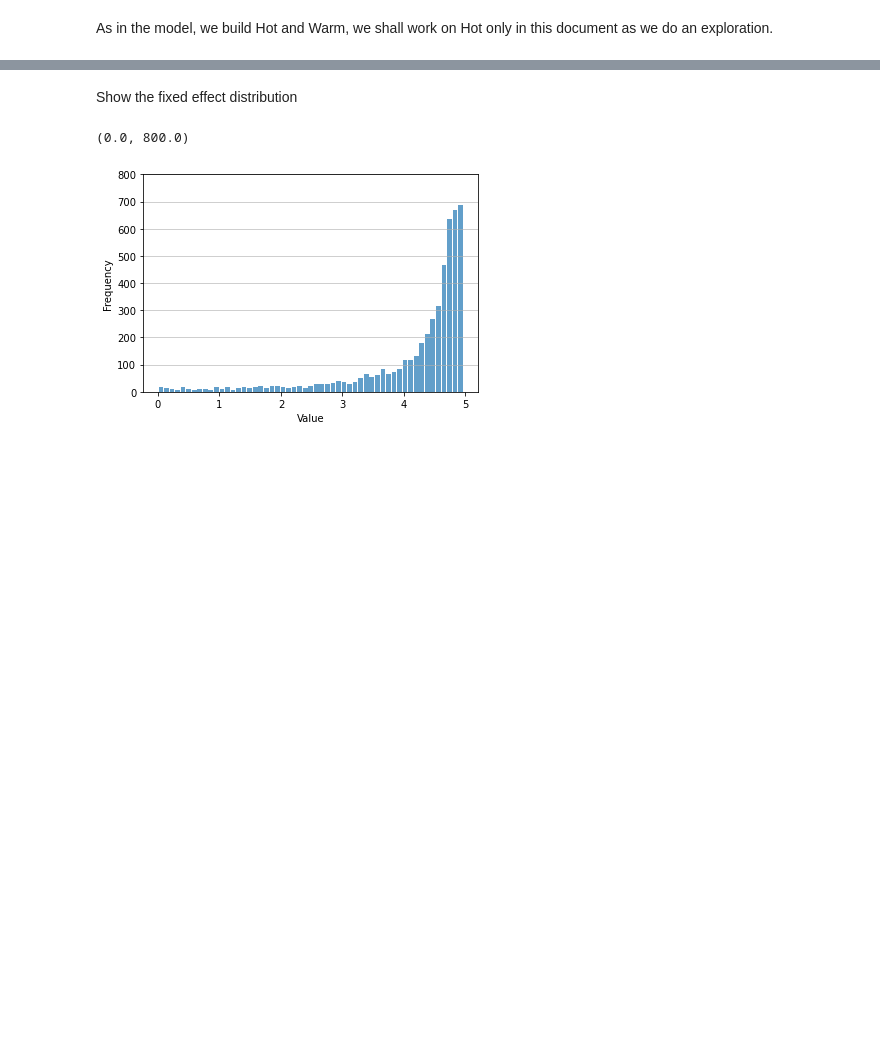
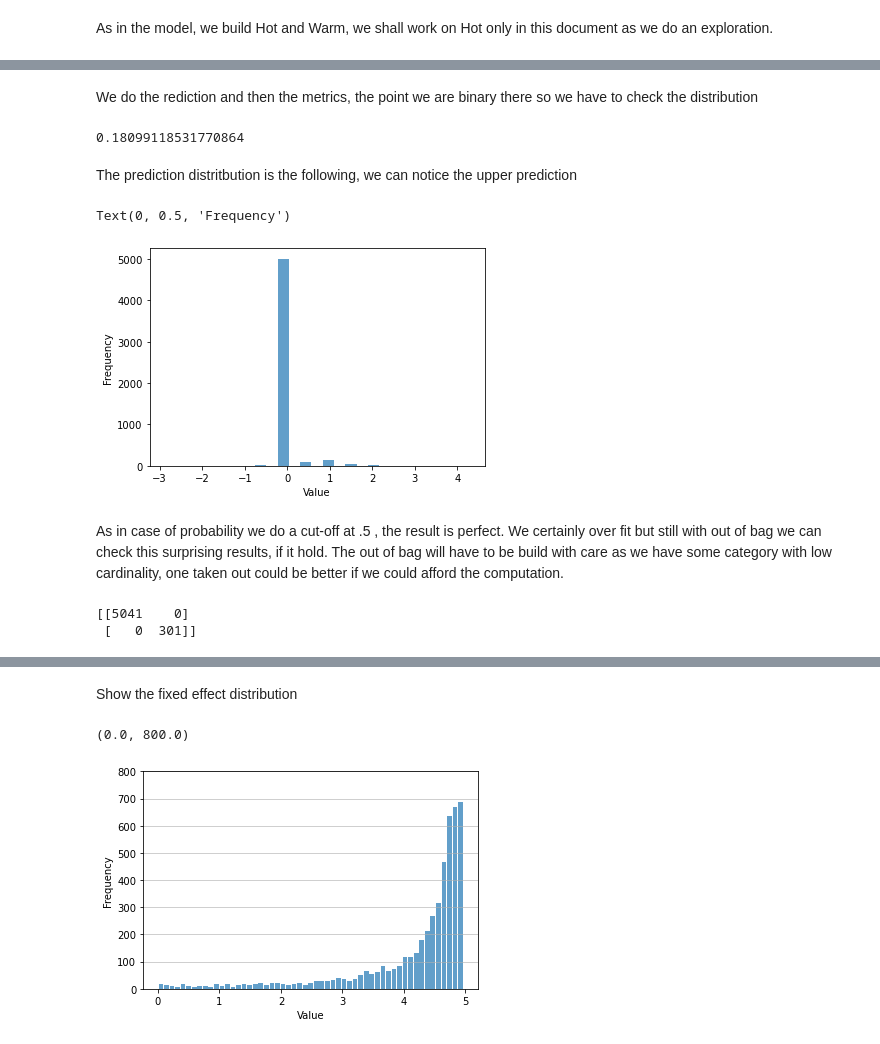
Before and after one commit to Lesaffrea/Dulux_paint, a Jupyter notebook: code/mixed_effect.ipynb, the cells around one changed output, grey strips where cells are left out. Drawn from its saved outputs; the diff is of its cells as text; code cells hidden in the pictures; blank space fills up the shorter version.

Commit message:
Done with boosting mixe effect

```diff
--- a/code/mixed_effect.ipynb
+++ b/code/mixed_effect.ipynb
@@ -47,9 +33,9 @@ As we work with mixed model we have other transformations,
 As in the model, we build Hot and Warm, we shall work on Hot only in this document as we do an exploration.
 # %%
 # We do a log transformed and then split in warm and hot
-# The varaiables used have been selected based on the analysis of the effect
+# The varaibles used have been selected based on the analysis of the effect
 all_data['log_value']  = np.log(all_data['value'])
-variable_name =[ 'company', 'opportunity','type','log_value', 'account_state', 'project_status', 'projectstage', 'consistency_status_code_text', 'life_cycle_status_code_text']
+variable_name =['opportunity','type','log_value', 'account_state', 'project_status', 'projectstage', 'consistency_status_code_text', 'life_cycle_status_code_text','qualification_level_code_text']
 # Split
 warm_data  = all_data[ all_data['qualification_level_code_text'] =='Warm']
 hot_data   = all_data[ all_data['qualification_level_code_text'] =='Hot' ]
@@ -60,3 +46,10 @@ for ref in variable_name:
 
 warm_data  = warm_data.iloc[:,col_pos]
 hot_data   = hot_data.iloc[:,col_pos]
+all_model_data = all_data.iloc[:,col_pos]
+# We have to build the grouping of qualification_level_code_text
+group_qual = np.where(all_model_data['qualification_level_code_text'] =='Warm',0,1)
+params_delux = { 'objective': 'regression_l2', 'learning_rate': 0.1, 'max_depth': 6, 'min_data_in_leaf': 5, 'verbose': 0 }
+#  Build tfor data set boostion mixed effect
+response_mixed = np.array( all_model_data['opportunity'])
+variable_mixed   = all_model_data.drop(['opportunity','qualification_level_code_text' ], axis=1)
@@ -64,0 +56,12 @@ hot_data   = hot_data.iloc[:,col_pos]
+# %%
+# Hot encoding the function using pandas for hot encosing
+def encode_and_bind(original_dataframe, feature_to_encode):
+    dummies = pd.get_dummies(original_dataframe[[feature_to_encode]])
+    res = pd.concat([original_dataframe, dummies], axis=1)
+    res = res.drop([feature_to_encode], axis=1)
+    return(res)
+to_encode =[ 'type','account_state', 'project_status', 'projectstage', 'consistency_status_code_text', 'life_cycle_status_code_text']
+# test = encode_and_bind(variable_mixed , 'type' )
+variable_mixed_encoded = variable_mixed
+for feature in to_encode:
+    variable_mixed_encoded = encode_and_bind(variable_mixed_encoded, feature)
@@ -64,0 +70,4 @@ hot_data   = hot_data.iloc[:,col_pos]
+# %%
+mixed_model_train = gpb.Dataset(variable_mixed_encoded , response_mixed)
+gaussian_mixed  = gpb.GPModel(group_data=group_qual)
+boost_mixed     = gbp.train(params=params_delux, train_set=mixed_model_train, gp_model=gaussian_mixed, num_boost_round=32)
@@ -64,0 +76,26 @@ hot_data   = hot_data.iloc[:,col_pos]
+# %% [markdown]
+We do the rediction and then the metrics, the point we are binary there so we have to check the distribution
+# %%
+opportunity_predict = boost_mixed.predict(data=variable_mixed_encoded, group_data_pred=group_qual)
+y_pred = opportunity_predict['fixed_effect'] + opportunity_predict['random_effect_mean'] # sum predictions of fixed effect and random effect
+print(np.sqrt(np.mean((response_mixed - y_pred) ** 2)) )# root mean square error (RMSE) on test data. Approx. = 1.25
+# %% [output]
+0.18099118531770864
+# %% [markdown]
+The prediction distritbution is the following, we can notice the upper prediction
+# %%
+n, bins, patches = plt.hist(x=y_pred, bins='auto', alpha=0.7, rwidth=0.5)
+plt.xlabel('Value')
+plt.ylabel('Frequency')
+# %% [output]
+Text(0, 0.5, 'Frequency')
+[figure, added]
+# %% [markdown]
+As in case of probability we do a cut-off at .5 , the result is perfect. We certainly over fit but still with out of bag we can check this surprising results, if it hold. The out of bag will have to be build with care as we have some category with low cardinality, one taken out could be better if we could afford the computation.
+# %%
+predict_corrected = np.where(response_mixed > .5 ,1,0)
+hot_matrix   = confusion_matrix(response_mixed, predict_corrected)
+print(hot_matrix)
+# %% [output]
+[[5041    0]
+ [   0  301]]
```
Also changed, not shown: parts of 16 cells of this notebook, 1 other file.
